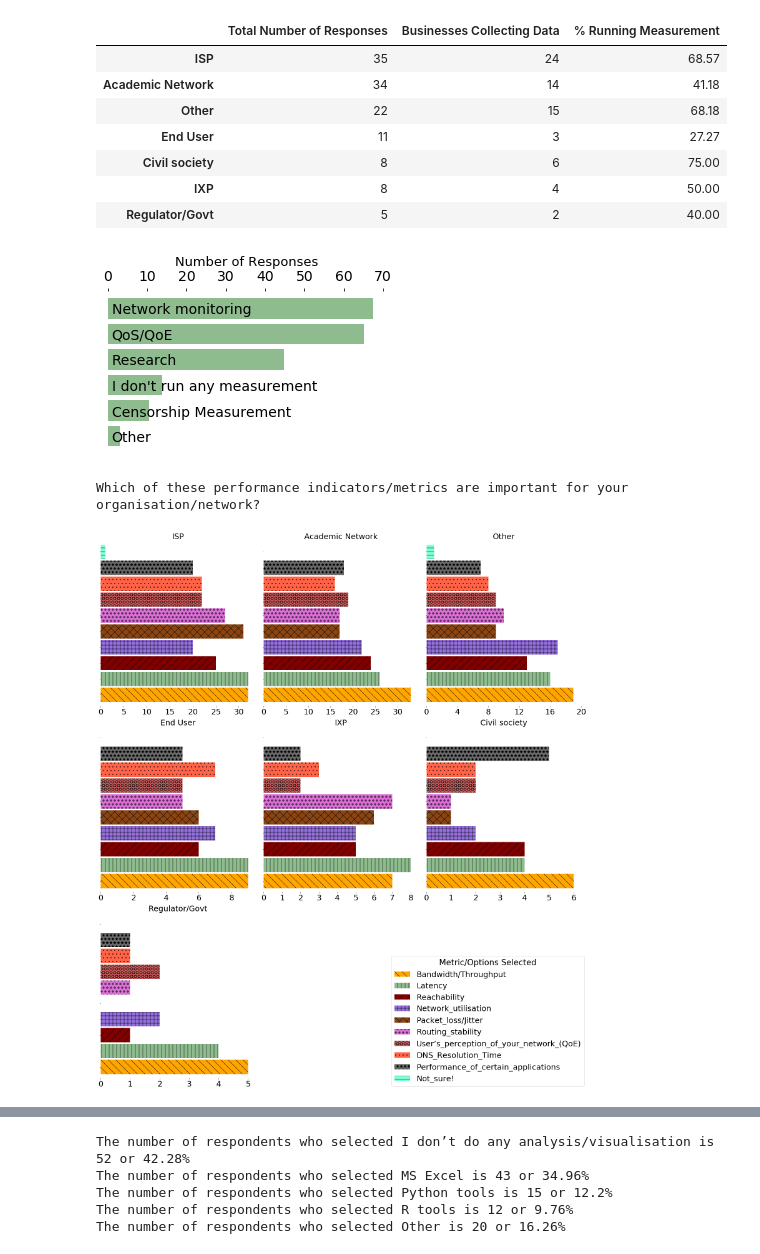
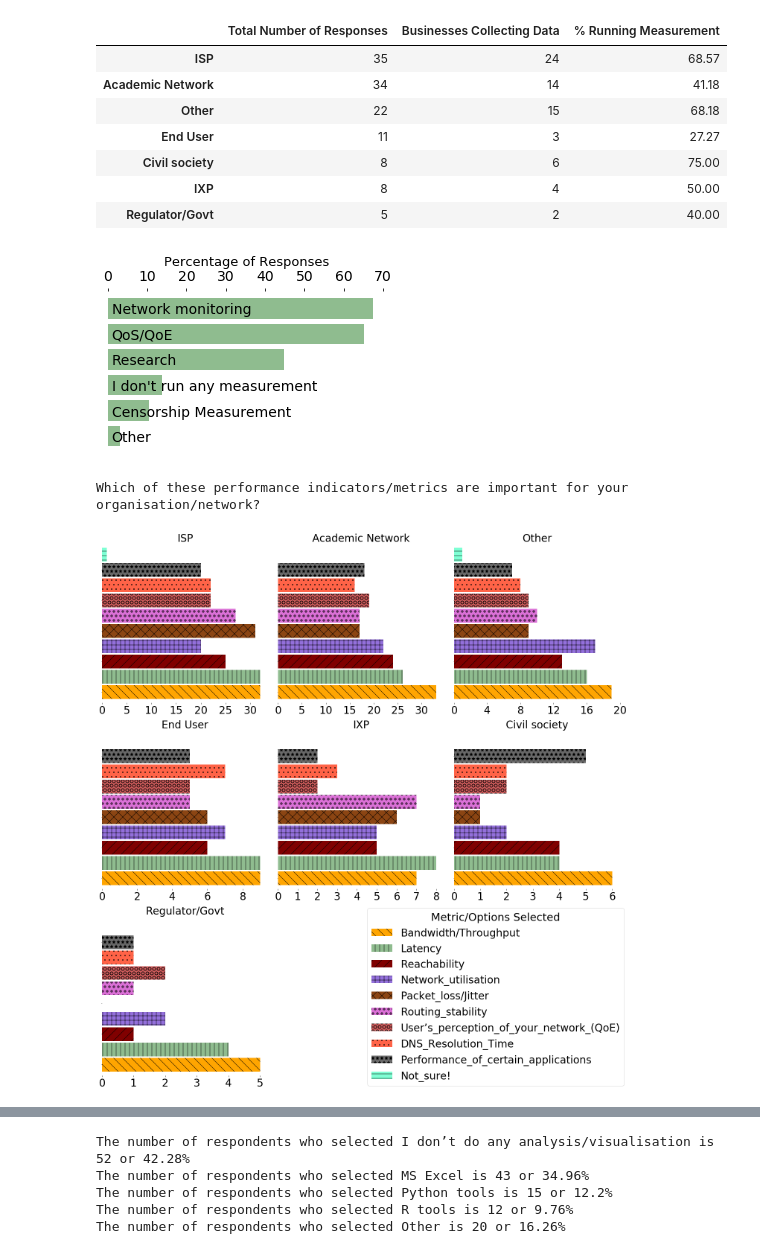
Before and after one commit to AFRINIC-Labs/Africa_Internet_Measurement_Survey, a Jupyter notebook: survey_analysis.ipynb, the cells around one changed output, grey strips where cells are left out. Drawn from its saved outputs; the diff is of its cells as text; code cells hidden in the pictures.

```diff
--- a/survey_analysis.ipynb
+++ b/survey_analysis.ipynb
@@ -193,7 +234,7 @@ def purpose_of_measurement():
     ax.tick_params(axis="y",direction="in", pad=-275)
     ax.xaxis.tick_top()
     ax.xaxis.set_label_position('top')
-    ax.set_xlabel('Number of Responses', fontdict={'fontsize': 13})
+    ax.set_xlabel('Percentage of Responses', fontdict={'fontsize': 13})
     ax.set_xticks([0,10,20,30,40,50,60,70])
 
     plt.savefig('figures/purpose.pdf', bbox_inches = 'tight')
@@ -202,7 +243,7 @@ def purpose_of_measurement():
     return
 purpose_of_measurement()
 # %% [output]
-[figure, old version]
+[figure, new version]
 # %%
 #The popular metrics
 def metrics():
@@ -220,10 +261,11 @@ def metrics():
  '7._Which_of_these_performance_indicators/metrics_are_important_for_your_organisation/network?_[Other]',]
 
     df1 = df[metrics_list]
-    df1.replace(('Yes', 'No'), (1, 0), inplace=True)
+    df1.replace(('Yes', 'No'),
+                (1, 0), inplace=True)
     df1.set_index('Business Category', inplace=True)
 
-
+    #Extract the required headings
     for col in df1.columns:
         name = col.split('[')[1].split(']')[0]
         if name == "Performance_of_certain_applications_(Youtube,_Facebook,_etc)":
@@ -248,48 +290,48 @@ def metrics():
 
     #Plot the graphs
     for col in df1[1:].index:
-        bars = df1.loc[col].drop(['Total']).plot.barh(width=.9, figsize=(22, 25), color=color, ax=axes[i, j])
+        bars = df1.loc[col].drop(['Total']).plot.barh(width=.9, figsize=(20, 21), color=color, ax=axes[i, j])
 
         for tick in axes[i, j].xaxis.get_major_ticks():
-                tick.label.set_fontsize(25)
+                tick.label.set_fontsize(28)
 
-        axes[i, j].set_title(df1.loc[col].name, fontdict={'fontsize': 25, 'fontweight': 'medium'})
+        axes[i, j].set_title(df1.loc[col].name, fontdict={'fontsize': 28, 'fontweight': 'medium'})
         axes[i, j].get_yaxis().set_ticklabels([])
+        axes[i, j].tick_params(axis="y", which='major', length=0)
+
         for spine in axes[i, j].spines:
             axes[i, j].spines[spine].set_visible(False)
 
         for bar, pattern in zip(bars.patches, patterns):
             bar.set_hatch(pattern)
 
         if j==2:
             if roundcounter==0:
                 roundcounter+=1
                 i=1
                 j=0
             elif roundcounter==1:
                 roundcounter+=1
                 j=0
                 i=2
             elif roundcounter==2:
                 i=2
                 j=0
         elif j==1 or j==0:
                 j+=1
 
     axes[0, 2].set_xticks([0, 4, 8, 12, 16, 20], minor=False)
     axes[2, 1].axis('off')
     axes[2, 2].axis('off')
     labels = df1.loc['Academic Network'].drop(['Total']).index.tolist()
     handles = [rect for rect in bars.get_children() if isinstance(rect, mpl.patches.Rectangle)]
-    legend = fig.legend(handles, labels, loc=4, fontsize=25)
-    legend.set_title('Metric/Options Selected',prop={'size':26})
+    legend = fig.legend(handles, labels, loc=4, fontsize=28)
+    legend.set_title('Metric/Options Selected',prop={'size':29})
     plt.savefig('figures/metrics.pdf', bbox_inches="tight")
     fig.tight_layout()
-
     plt.show()
-
     return
 metrics()
 # %% [output]
 Which of these performance indicators/metrics are important for your organisation/network?
-[figure, old version]
+[figure, new version]
```
Also changed, not shown: parts of 12 cells of this notebook, 1 other file.
